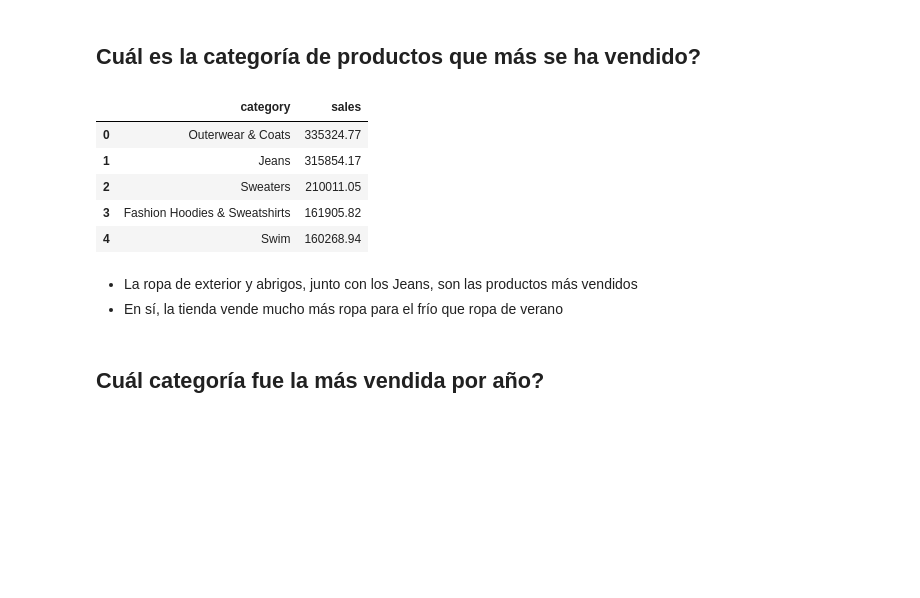
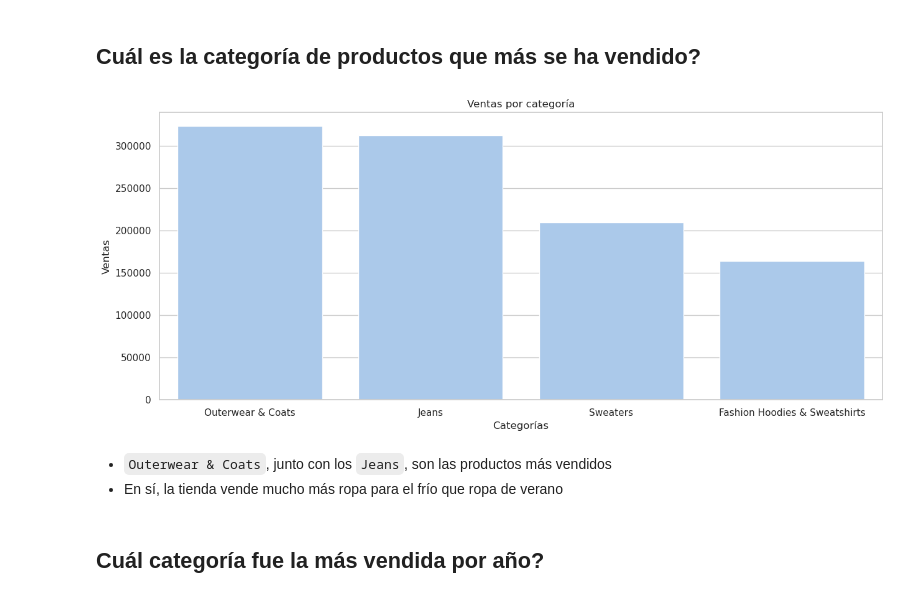
Before and after one commit to raulc03/thelook-insights-and-recommender, a Jupyter notebook: Ecommerce.ipynb, the cells around one changed output. Drawn from its saved outputs; the diff is of its cells as text; code cells hidden in the pictures; blank space fills up the shorter version.

```diff
--- a/Ecommerce.ipynb
+++ b/Ecommerce.ipynb
@@ -379,16 +373,17 @@ WHERE status = 'Complete'
 GROUP BY p.category
 ORDER BY sales DESC
 """
-get_query(q).head()
+df_q = get_query(q)
-# %% [output]
-|  | category | sales |
-| 0 | Outerwear & Coats | 335324.77 |
-| 1 | Jeans | 315854.17 |
-| 2 | Sweaters | 210011.05 |
-| 3 | Fashion Hoodies & Sweatshirts | 161905.82 |
-| 4 | Swim | 160268.94 |
+# %%
+plt.figure(figsize=(15, 6))
+plt.xlabel('Categorías')
+plt.ylabel('Ventas')
+plt.title('Ventas por categoría')
+sns.barplot(df_q.iloc[:4], x='category', y='sales');
+# %% [output]
+[figure, added]
 # %% [markdown]
-- La ropa de exterior y abrigos, junto con los Jeans, son las productos más vendidos
+- `Outerwear & Coats`, junto con los `Jeans`, son las productos más vendidos
 - En sí, la tienda vende mucho más ropa para el frío que ropa de verano
 # %% [markdown]
 ## Cuál categoría fue la más vendida por año?
```
Also changed, not shown: parts of 54 cells of this notebook.
